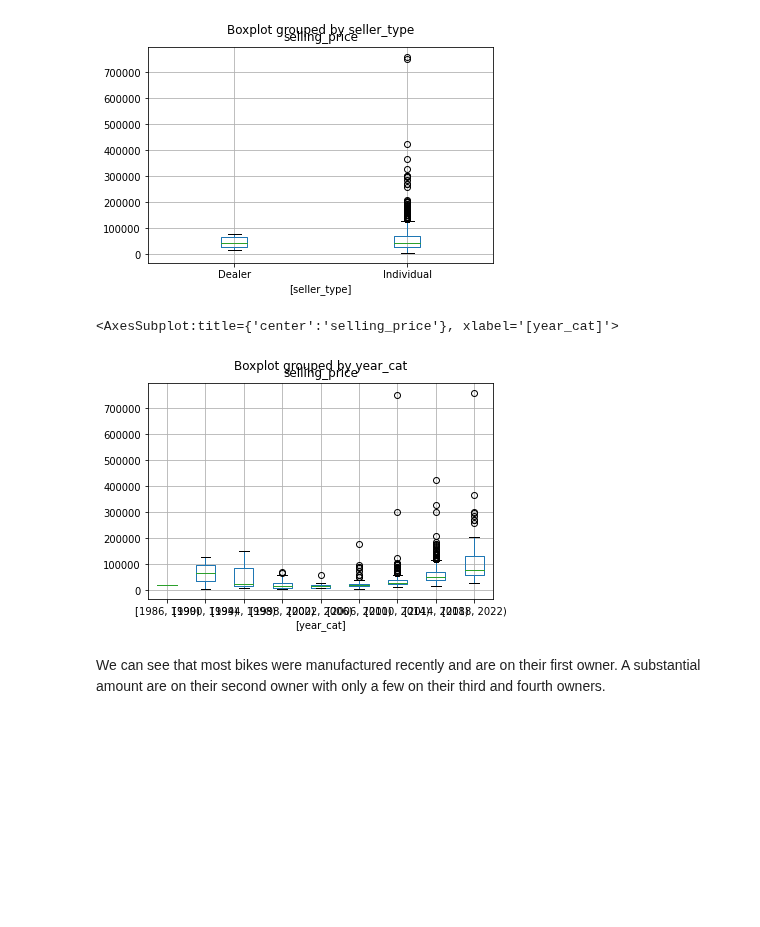
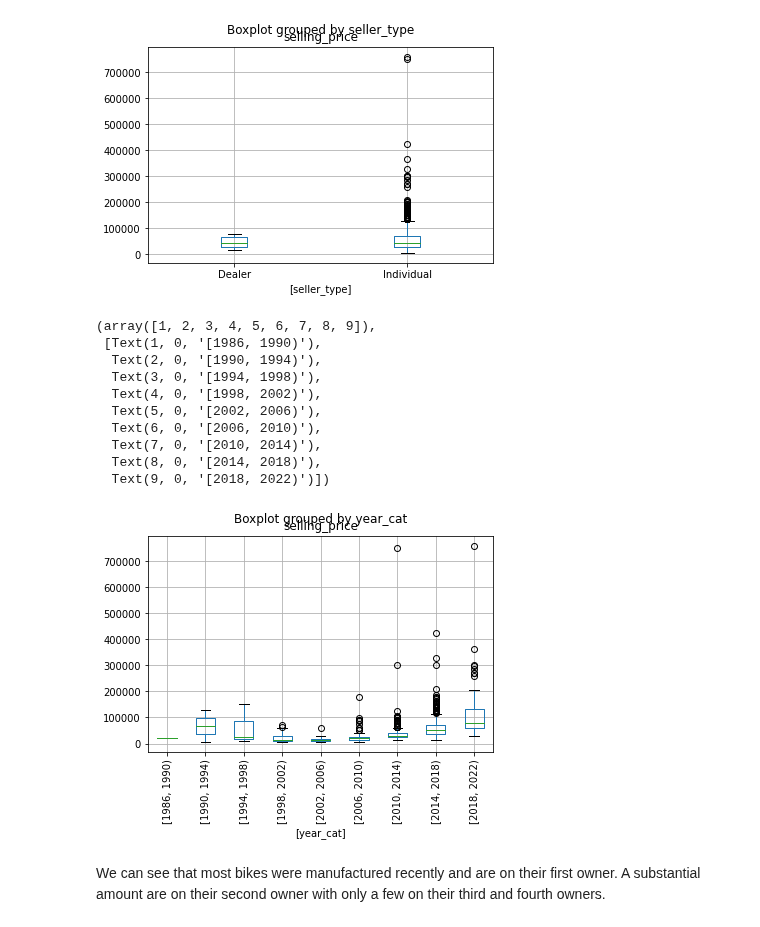
Before and after one commit to akoncsugit/ST590Project1, a Jupyter notebook: Project1.ipynb, the cells around one changed output. Drawn from its saved outputs; the diff is of its cells as text; code cells hidden in the pictures; blank space fills up the shorter version.

```diff
--- a/Project1.ipynb
+++ b/Project1.ipynb
@@ -186,10 +186,19 @@ bike_data.boxplot(column = ['selling_price'], by = ['seller_type'])
 [figure]
 # %%
 bike_data.boxplot(column = ['selling_price'], by = ['year_cat'])
-plt
+plt.xticks(rotation = 90)
 # %% [output]
-<AxesSubplot:title={'center':'selling_price'}, xlabel='[year_cat]'>
+(array([1, 2, 3, 4, 5, 6, 7, 8, 9]),
+ [Text(1, 0, '[1986, 1990)'),
+  Text(2, 0, '[1990, 1994)'),
+  Text(3, 0, '[1994, 1998)'),
+  Text(4, 0, '[1998, 2002)'),
+  Text(5, 0, '[2002, 2006)'),
+  Text(6, 0, '[2006, 2010)'),
+  Text(7, 0, '[2010, 2014)'),
+  Text(8, 0, '[2014, 2018)'),
+  Text(9, 0, '[2018, 2022)')])
-[figure, old version]
+[figure, new version]
 # %% [markdown]
 We can see that most bikes were manufactured recently and are on their first owner. A substantial amount are on their second owner with only a few on their third and fourth owners.
 # %%
```
